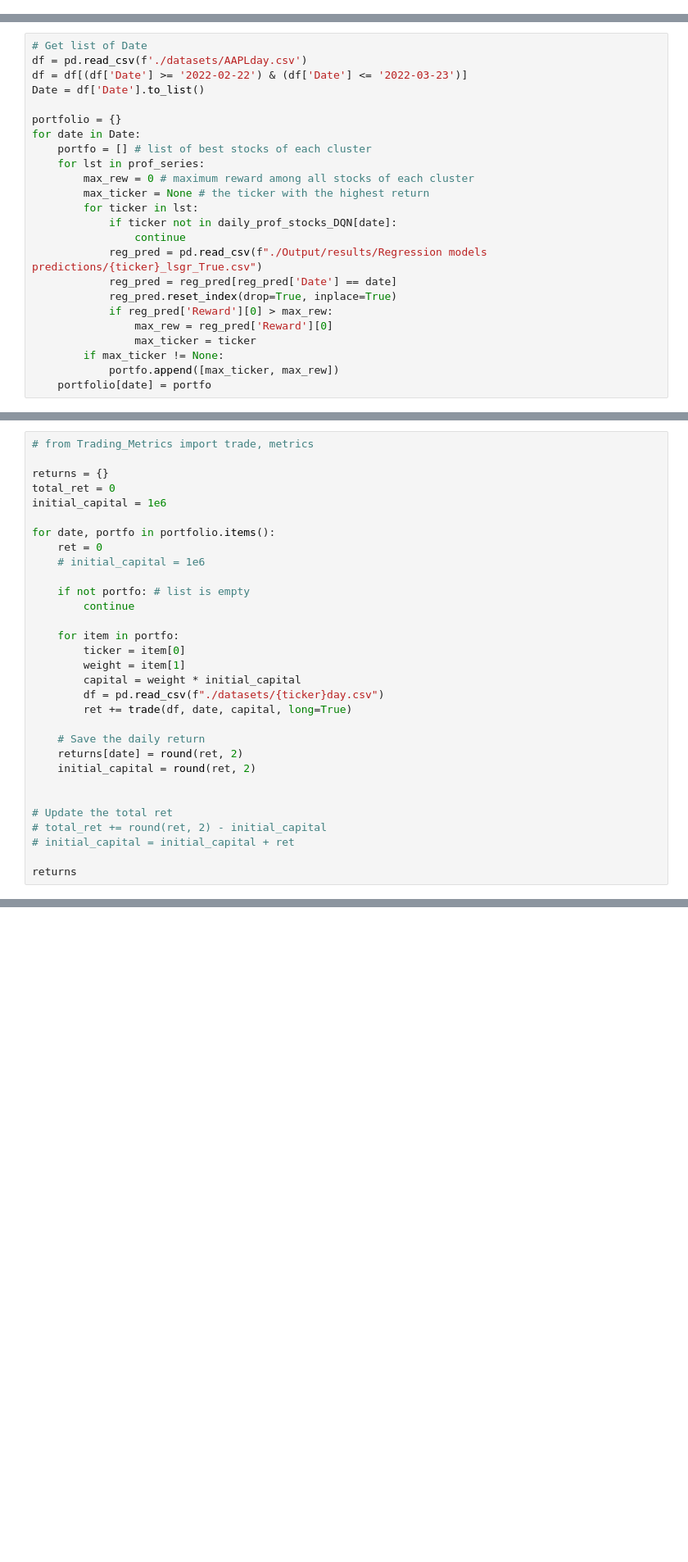
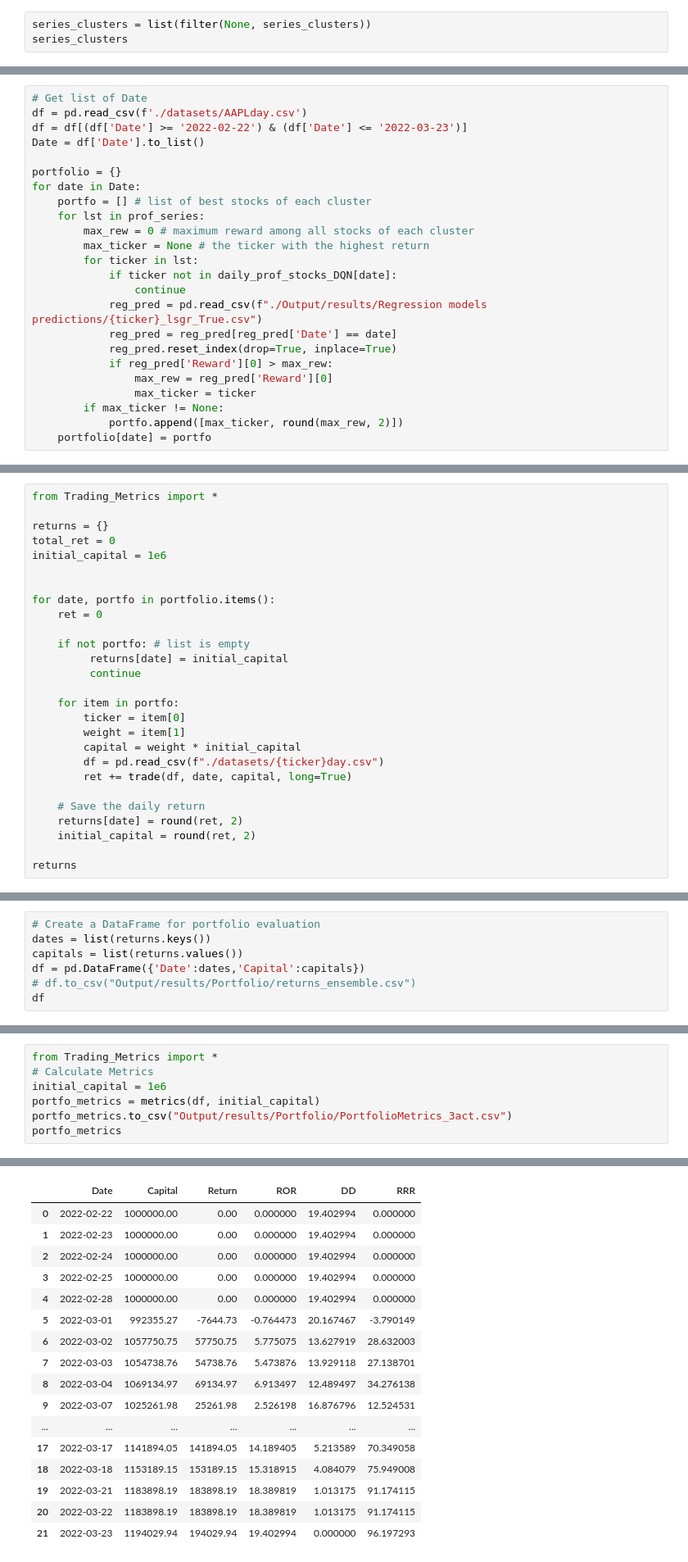
Before and after one commit to ali-rabiee/Portfolio-Formation, a Jupyter notebook: Portfolio_Formation.ipynb, the cells around one changed output, grey strips where cells are left out. Shown at 82% size. Cells and saved outputs as stored; diff of their text form; blank space fills up the shorter version.

```diff
--- a/Portfolio_Formation.ipynb
+++ b/Portfolio_Formation.ipynb
@@ -744,0 +734,3 @@ series_clusters
+# %%
+series_clusters = list(filter(None, series_clusters))
+series_clusters
@@ -798,7 +799,7 @@ for date in Date:
                 max_rew = reg_pred['Reward'][0]
                 max_ticker = ticker
         if max_ticker != None:
-            portfo.append([max_ticker, max_rew])
+            portfo.append([max_ticker, round(max_rew, 2)])
     portfolio[date] = portfo
 # %%
 portfolio
@@ -892,16 +864,17 @@ def trade(df, date, initial_capital, long=True):
 # %%
-# from Trading_Metrics import trade, metrics
+from Trading_Metrics import *
 
 returns = {}
 total_ret = 0
 initial_capital = 1e6
 
+
 for date, portfo in portfolio.items():
     ret = 0
-    # initial_capital = 1e6
 
     if not portfo: # list is empty
-        continue
+         returns[date] = initial_capital
+         continue
 
     for item in portfo:
         ticker = item[0]
@@ -914,10 +887,5 @@ for date, portfo in portfolio.items():
     returns[date] = round(ret, 2)
     initial_capital = round(ret, 2)
 
-
-# Update the total ret
-# total_ret += round(ret, 2) - initial_capital
-# initial_capital = initial_capital + ret
-
 returns
 # %% [output]
@@ -952,0 +909,7 @@ rate_of_ret
+# %%
+# Create a DataFrame for portfolio evaluation
+dates = list(returns.keys())
+capitals = list(returns.values())
+df = pd.DataFrame({'Date':dates,'Capital':capitals})
+# df.to_csv("Output/results/Portfolio/returns_ensemble.csv")
+df
@@ -952,0 +934,8 @@ rate_of_ret
+# %%
+from Trading_Metrics import *
+# Calculate Metrics
+initial_capital = 1e6
+portfo_metrics = metrics(df, initial_capital)
+portfo_metrics.to_csv("Output/results/Portfolio/PortfolioMetrics_3act.csv")
+portfo_metrics
+# %% [output]
@@ -952,0 +947,17 @@ rate_of_ret
+|  | Date | Capital | Return | ROR | DD | RRR |
+| 0 | 2022-02-22 | 1000000.00 | 0.00 | 0.000000 | 19.402994 | 0.000000 |
+| 1 | 2022-02-23 | 1000000.00 | 0.00 | 0.000000 | 19.402994 | 0.000000 |
+| 2 | 2022-02-24 | 1000000.00 | 0.00 | 0.000000 | 19.402994 | 0.000000 |
+| 3 | 2022-02-25 | 1000000.00 | 0.00 | 0.000000 | 19.402994 | 0.000000 |
+| 4 | 2022-02-28 | 1000000.00 | 0.00 | 0.000000 | 19.402994 | 0.000000 |
+| 5 | 2022-03-01 | 992355.27 | -7644.73 | -0.764473 | 20.167467 | -3.790149 |
+| 6 | 2022-03-02 | 1057750.75 | 57750.75 | 5.775075 | 13.627919 | 28.632003 |
+| 7 | 2022-03-03 | 1054738.76 | 54738.76 | 5.473876 | 13.929118 | 27.138701 |
+| 8 | 2022-03-04 | 1069134.97 | 69134.97 | 6.913497 | 12.489497 | 34.276138 |
+| 9 | 2022-03-07 | 1025261.98 | 25261.98 | 2.526198 | 16.876796 | 12.524531 |
+| ... | ... | ... | ... | ... | ... | ... |
+| 17 | 2022-03-17 | 1141894.05 | 141894.05 | 14.189405 | 5.213589 | 70.349058 |
+| 18 | 2022-03-18 | 1153189.15 | 153189.15 | 15.318915 | 4.084079 | 75.949008 |
+| 19 | 2022-03-21 | 1183898.19 | 183898.19 | 18.389819 | 1.013175 | 91.174115 |
+| 20 | 2022-03-22 | 1183898.19 | 183898.19 | 18.389819 | 1.013175 | 91.174115 |
+| 21 | 2022-03-23 | 1194029.94 | 194029.94 | 19.402994 | 0.000000 | 96.197293 |
```
Also changed, not shown: parts of 51 cells of this notebook.
